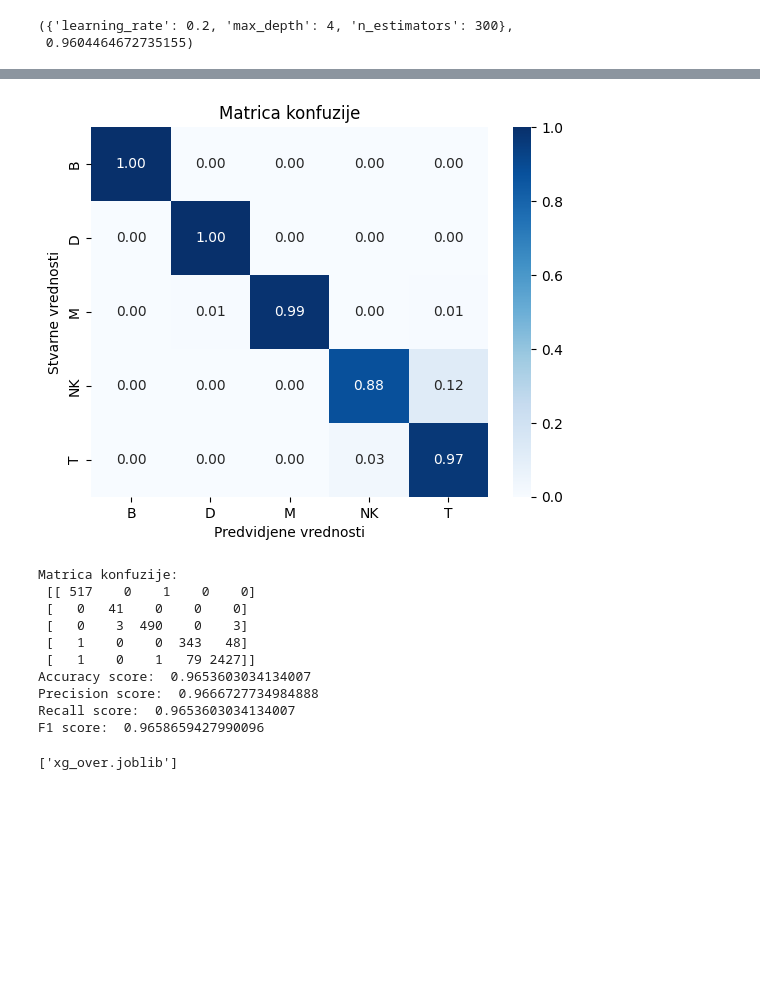
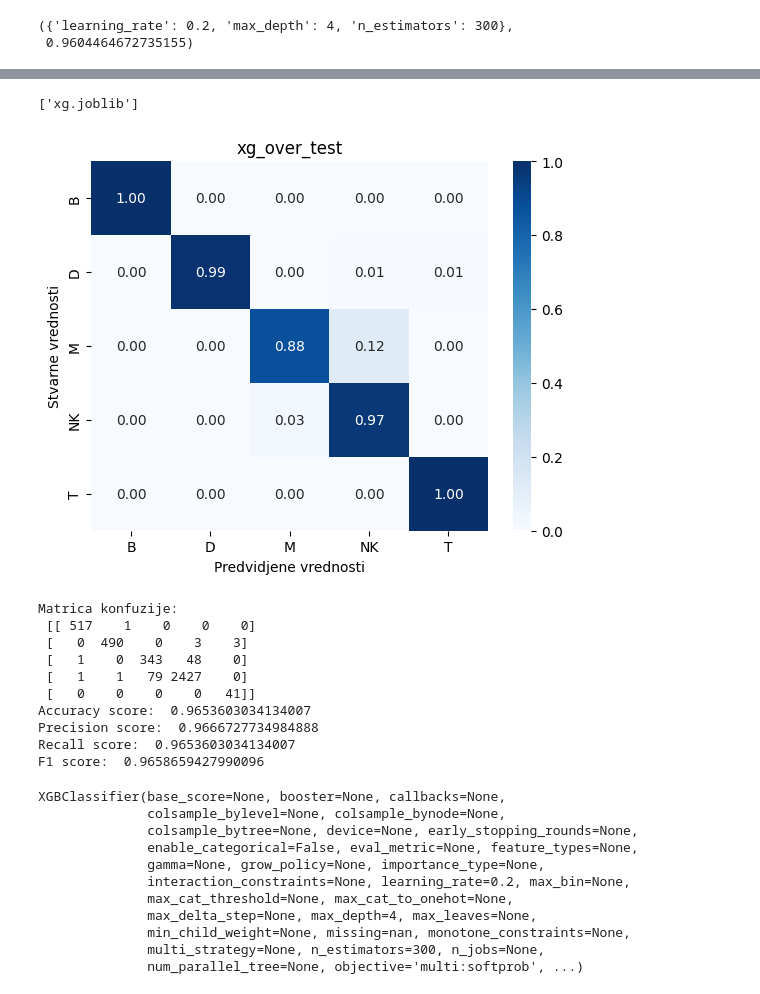
Before and after one commit to bogdans55/ip2-projekat, a Jupyter notebook: models/xgboost.ipynb, the cells around one changed output, grey strips where cells are left out. Saved outputs shown, nothing was run; the diff lists cells and outputs as text; code cells hidden in the pictures; blank space fills up the shorter version.

```diff
--- a/models/xgboost.ipynb
+++ b/models/xgboost.ipynb
@@ -295,30 +130,43 @@ import seaborn as sns
+# %%
+dump(best_model, 'xg.joblib')
+# %% [output]
+['xg.joblib']
 # %%
 train_data = pd.read_csv('../data/oversampled_train_BS1.csv')
 X_train = train_data.drop(['Group'], axis=1)
 y_train = train_data['Group']
-y_train = replace_values(y_train)
+y_train = mf.replace_values(y_train)
 test_data = pd.read_csv('../data/oversampled_test_BS1.csv')
 X_test = test_data.drop(['Group'], axis=1)
 y_test = test_data['Group']
-y_test = replace_values(y_test)
+y_test = mf.replace_values(y_test)
 best_params = {
     'learning_rate': 0.2,
     'max_depth': 4,
     'n_estimators': 300
 }
-model = XGBClassifier(**best_params, random_state=55)
-build_model(model, X_train, X_test, y_train, y_test)
-dump(model, 'xg_over.joblib')
+model_over = XGBClassifier(**best_params, random_state=55)
+mf.build_model(model_over, X_train, X_test, y_train, y_test, 'xg_over_test')
 # %% [output]
-[figure, old version]
+[figure, new version]
 Matrica konfuzije:
- [[ 517    0    1    0    0]
- [   0   41    0    0    0]
- [   0    3  490    0    3]
- [   1    0    0  343   48]
- [   1    0    1   79 2427]]
+ [[ 517    1    0    0    0]
+ [   0  490    0    3    3]
+ [   1    0  343   48    0]
+ [   1    1   79 2427    0]
+ [   0    0    0    0   41]]
 Accuracy score:  0.9653603034134007
 Precision score:  0.9666727734984888
 Recall score:  0.9653603034134007
 F1 score:  0.9658659427990096
-['xg_over.joblib']
+XGBClassifier(base_score=None, booster=None, callbacks=None,
+              colsample_bylevel=None, colsample_bynode=None,
+              colsample_bytree=None, device=None, early_stopping_rounds=None,
+              enable_categorical=False, eval_metric=None, feature_types=None,
+              gamma=None, grow_policy=None, importance_type=None,
+              interaction_constraints=None, learning_rate=0.2, max_bin=None,
+              max_cat_threshold=None, max_cat_to_onehot=None,
+              max_delta_step=None, max_depth=4, max_leaves=None,
+              min_child_weight=None, missing=nan, monotone_constraints=None,
+              multi_strategy=None, n_estimators=300, n_jobs=None,
+              num_parallel_tree=None, objective='multi:softprob', ...)
```
Also changed, not shown: parts of 21 cells of this notebook, 7 other files.
